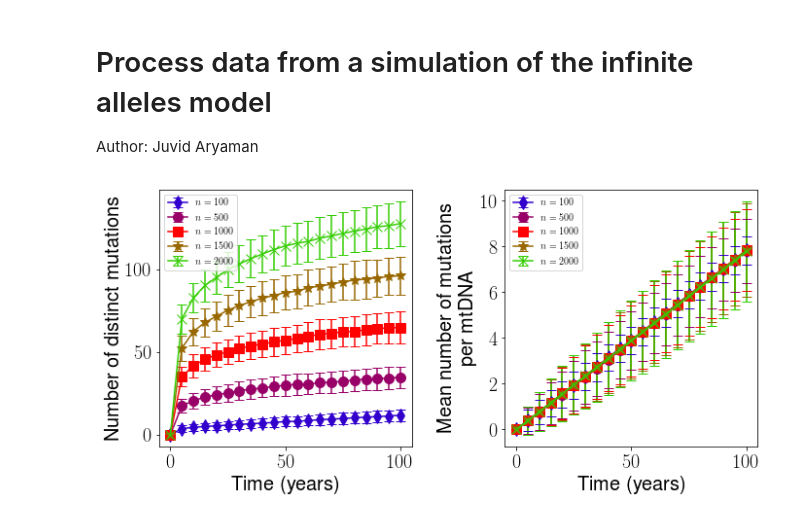
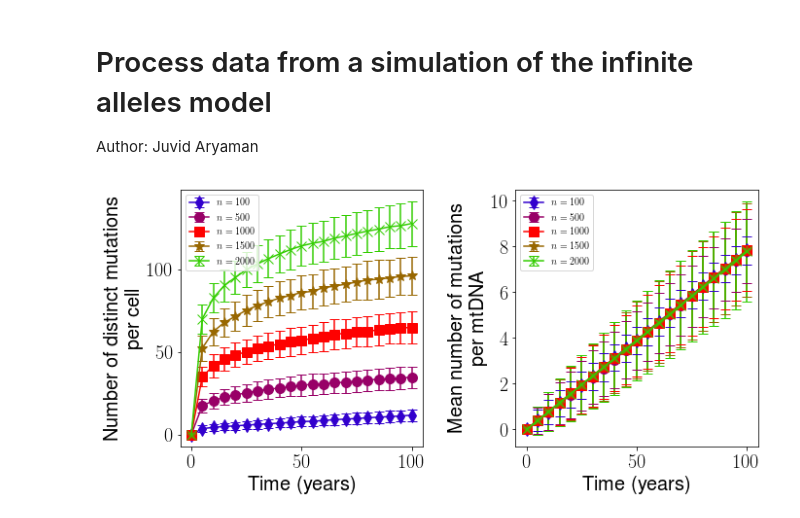
Before and after one commit to ImperialCollegeLondon/MitoNetworksGenetics, a Jupyter notebook: Moran_infinite_sites/N_sweep/Process_infinite_alleles.ipynb, the cells around one changed output. Saved outputs shown, nothing was run; the diff lists cells and outputs as text; code cells hidden in the pictures.

```diff
--- a/Moran_infinite_sites/N_sweep/Process_infinite_alleles.ipynb
+++ b/Moran_infinite_sites/N_sweep/Process_infinite_alleles.ipynb
@@ -35,32 +35,32 @@ axs = axs.ravel()
 for i, n in enumerate(n_arr):
     data = pd.read_csv('output_{}.txt'.format(n), delimiter=',',skiprows=5)
 
     data['n_hom_mutants'] = data['n_mutants'] - data['n_het_mutants']
 
     g = data[['t','n_mutants','n_het_mutants','n_hom_mutants','mean_mutn_indiv','std_mutn_indiv']].groupby('t')
 
     means = g.mean()
     stds = g.std(ddof=1)
 
 
     ax = axs[0]
     ax.errorbar(means.index/365.0,means['n_mutants'],yerr=stds['n_mutants'], fmt = '-{}'.format(symbols[i]), capsize=5,
                 color = cvals[i], label = '$n={}$'.format(n))
     ax.set_xlabel('Time (years)')
-    ax.set_ylabel('Number of distinct mutations')
+    ax.set_ylabel('Number of distinct mutations\n per cell')
 
 
     ax = axs[1]
 
     ax.errorbar(means.index/365.0,means['mean_mutn_indiv'],yerr=means['std_mutn_indiv'], fmt = '-{}'.format(symbols[i]), capsize=5,
                 color = cvals[i], label = '$n={}$'.format(n))
     ax.set_xlabel('Time (years)')
     ax.set_ylabel('Mean number of mutations\n per mtDNA')
 
 for i in range(2):
     axs[i].legend(prop={'size':10}, loc = "upper left")
 
 plt.tight_layout()
 plt.savefig('inf_sites_n.svg')
 # %% [output]
-[figure, old version]
+[figure, new version]
```
Also changed, not shown: 8 other files.
